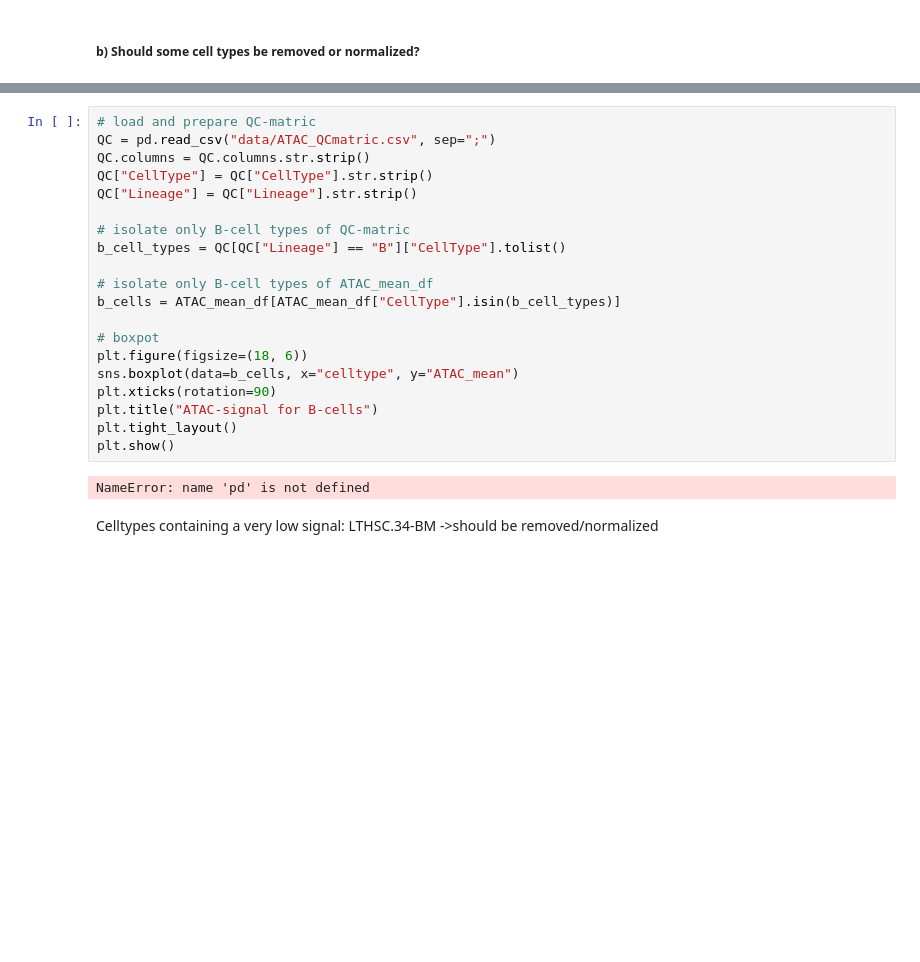
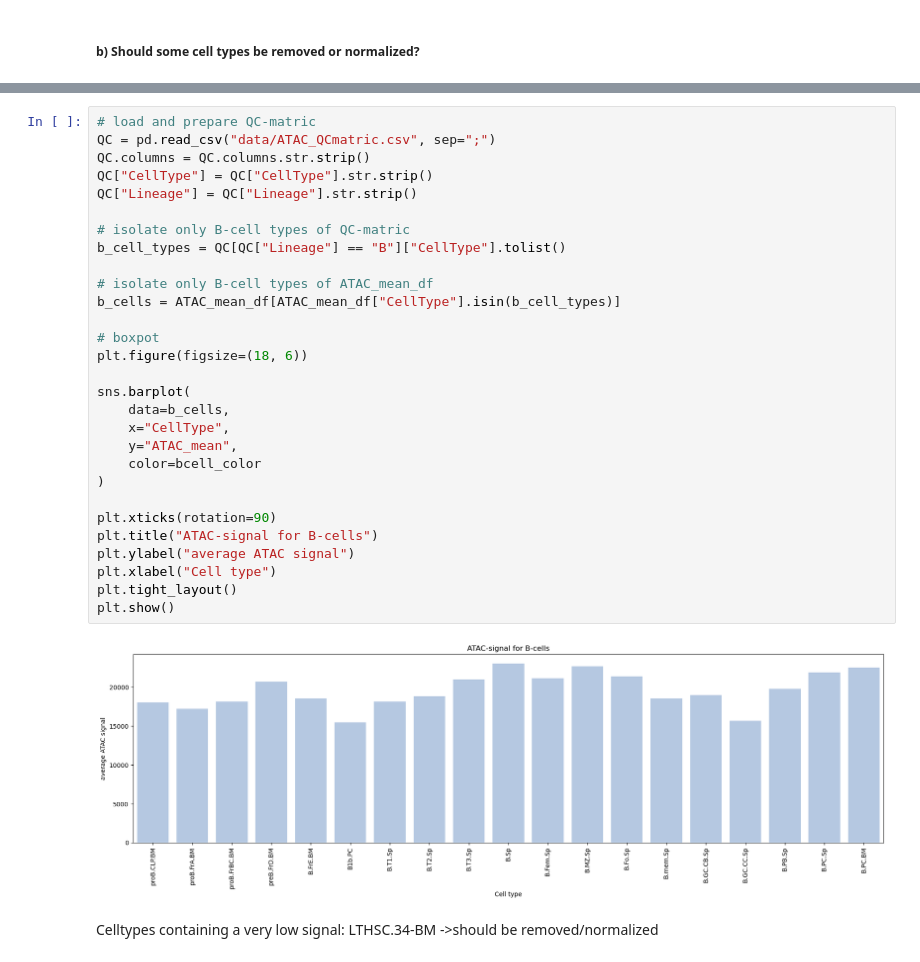
Before and after one commit to Topic2-Gene-Regulation-Immune-Cells/B-cells-Team1, a Jupyter notebook: ATAC_seq.ipynb, the cells around one changed output, grey strips where cells are left out. Drawn from its saved outputs; the diff is of its cells as text; blank space fills up the shorter version.

```diff
--- a/ATAC_seq.ipynb
+++ b/ATAC_seq.ipynb
@@ -627,25 +662,34 @@ plt.show()
 # %%
 # load and prepare QC-matric
 QC = pd.read_csv("data/ATAC_QCmatric.csv", sep=";")
 QC.columns = QC.columns.str.strip()
 QC["CellType"] = QC["CellType"].str.strip()
 QC["Lineage"] = QC["Lineage"].str.strip()
 
 # isolate only B-cell types of QC-matric
 b_cell_types = QC[QC["Lineage"] == "B"]["CellType"].tolist()
 
 # isolate only B-cell types of ATAC_mean_df
 b_cells = ATAC_mean_df[ATAC_mean_df["CellType"].isin(b_cell_types)]
 
 # boxpot
 plt.figure(figsize=(18, 6))
-sns.boxplot(data=b_cells, x="celltype", y="ATAC_mean")
+
+sns.barplot(
+    data=b_cells,
+    x="CellType",
+    y="ATAC_mean",
+    color=bcell_color
+)
+
 plt.xticks(rotation=90)
 plt.title("ATAC-signal for B-cells")
+plt.ylabel("average ATAC signal")
+plt.xlabel("Cell type")
 plt.tight_layout()
 plt.show()
 # %% [output]
-NameError: name 'pd' is not defined
+[figure, added]
 # %% [markdown]
 Celltypes containing a very low signal: LTHSC.34-BM
 ->should be removed/normalized
```
Also changed, not shown: parts of 3 cells of this notebook.
